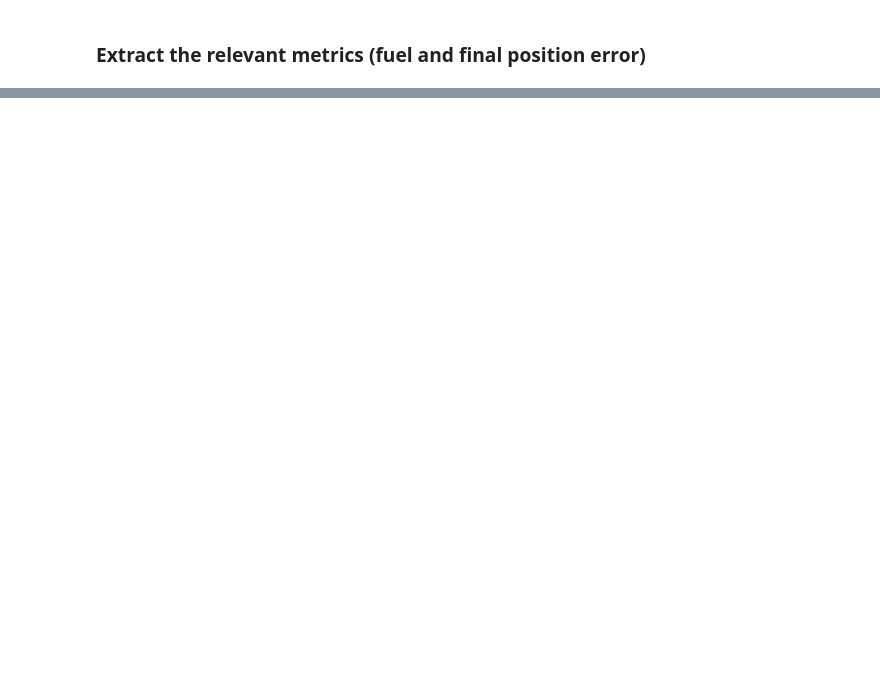
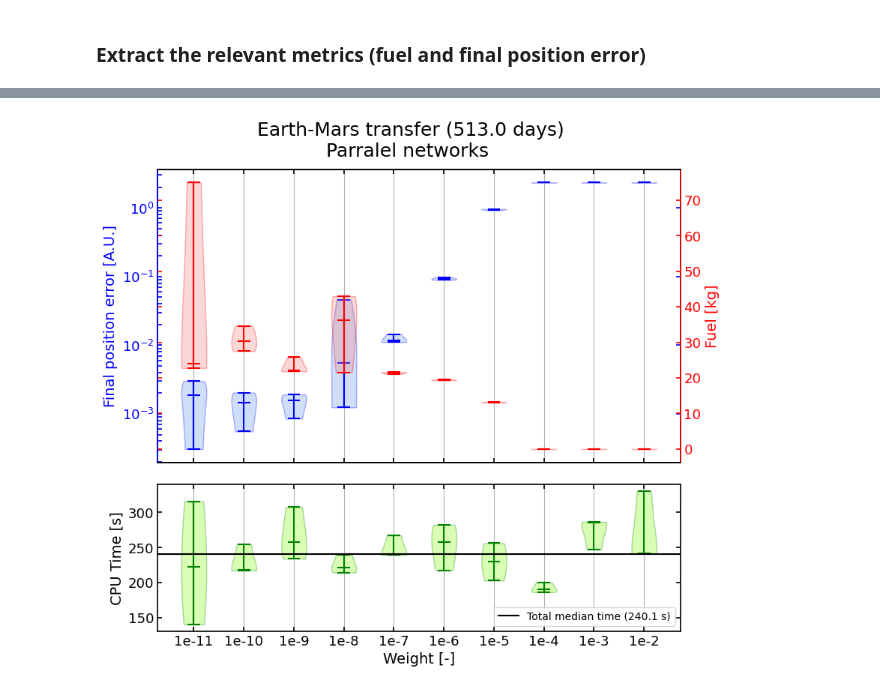
Before and after one commit to thomas7392/DOLPHINN, a Jupyter notebook: Experiments/weigth_grid_analysis.ipynb, the cells around one changed output, grey strips where cells are left out. Drawn from its saved outputs; the diff is of its cells as text; code cells hidden in the pictures; blank space fills up the shorter version.

```diff
--- a/Experiments/weigth_grid_analysis.ipynb
+++ b/Experiments/weigth_grid_analysis.ipynb
@@ -51,0 +140,7 @@ for i in range(10):
+# %%
+cases = []
+title = "Parralel networks, no mass rate"
+for i in range(10):
+    case = DOLPHINN.from_solution(f"../Data/Optimisation/LVLH_fuel/mars_weights_grid_1_5_revolv/weight_{i}/", verbose = False)
+    case.verify()
+    cases.append(case)
@@ -52,14 +167,2 @@ for i in range(10):
 # %% [markdown]
 ### Extract the relevant metrics (fuel and final position error)
-# %%
-weigths = np.zeros(len(cases))
-fuel = np.zeros(len(cases))
-final_dr = np.zeros(len(cases))
-train_time = np.zeros(len(cases))
-
-for i, case in enumerate(cases):
-    weigth = case.config['train_0']['loss_weigths'][-1]
-    weigths[i] = weigth
-    fuel[i] = case.loss_test[-1, -1]/weigth
-    final_dr[i] = np.linalg.norm(case.states["NDcartesian"][-1,1:3] - case.bench.states["NDcartesian"][-1,1:3])
-    train_time[i] = case.full_train_time
@@ -110,0 +240,68 @@ for ax in [ax_fuel, ax_finaldr, ax_time]:
+# %%
+left = violin_dr
+right = violin_fuel
+objective = False
+
+# Prepare figure
+fig, (ax_finaldr, ax_time) = plt.subplots(2, 1, sharex = True, figsize = (9, 8), gridspec_kw={'height_ratios': [2, 1]})
+fig.suptitle(f"Earth-Mars transfer ({np.round(cases[0].data['tfinal']*cases[0].data['time_scale']/(3600*24), 0)} days)\n{title} ",
+            fontsize = 18,
+            y = 0.96)
+fig.subplots_adjust(hspace=0.1)
+
+ax_fuel = ax_finaldr.twinx()
+
+dynamics_violin = ax_finaldr.violinplot(left, showmedians=True)
+fuel_violin = ax_fuel.violinplot(right, showmedians=True)
+time_violin = ax_time.violinplot(violin_time, showmedians=True)
+
+for pc in dynamics_violin['bodies']:
+    pc.set_facecolor('cornflowerblue')
+    pc.set_edgecolor('blue')
+for partname in ('cbars','cmins','cmaxes','cmedians'):
+    dynamics_violin[partname].set_edgecolor('blue')
+
+for pc in fuel_violin['bodies']:
+    pc.set_facecolor('lightcoral')
+    pc.set_edgecolor('red')
+for partname in ('cbars','cmins','cmaxes','cmedians'):
+    fuel_violin[partname].set_edgecolor('red')
+
+for pc in time_violin['bodies']:
+    pc.set_facecolor('lawngreen')
+    pc.set_edgecolor('green')
+for partname in ('cbars','cmins','cmaxes','cmedians'):
+    time_violin[partname].set_edgecolor('green')
+
+ax_time.axhline(np.median(np.array(violin_time)), color = 'k', label = f"Total median time ({np.round(np.median(np.array(violin_time)), 1)} s)")
+ax_time.legend(loc = 'lower right')
+ax_finaldr.set_ylabel("Final position error [A.U.]", fontsize = 14)
+
+if objective:
+    ax_fuel.set_ylabel("Objective [-]", fontsize = 14)
+else:
+    ax_fuel.set_ylabel("Fuel [kg]", fontsize = 14)
+
+ax_time.set_ylabel("CPU Time [s]", fontsize = 14)
+ax_time.set_xlabel("Weight [-]", fontsize = 14)
+
+ax_finaldr.yaxis.label.set_color('b')
+ax_finaldr.tick_params(axis='y', which = "both", colors='b')
+ax_fuel.yaxis.label.set_color('r')
+ax_fuel.tick_params(axis='y', colors='r')
+ax_fuel.spines['left'].set_color('b')
+ax_fuel.spines['right'].set_color('r')
+
+ax_finaldr.set_yscale("log")
+ax_finaldr.set_xticks(np.arange(1, len(violin_fuel)+1), labels = [f"1e{int(np.log10(x))}" for x in np.unique(weigths)])
+ax_finaldr.xaxis.grid(True)
+ax_time.xaxis.grid(True)
+#ax_time.tick_params(axis = "x", rotation = 290)
+for ax in [ax_fuel, ax_finaldr, ax_time]:
+    for axis in ['top','bottom','left','right']:
+        ax.spines[axis].set_linewidth(1.2)
+    ax.tick_params(labelsize=13)
+    ax.tick_params(axis="both",direction="in",which="both", length=4, width = 1.2)
+    ax.tick_params(bottom=True, top=True, left=True, right=True)
+# %% [output]
+[figure, added]
```
Also changed, not shown: parts of 16 cells of this notebook, 6 other files.
